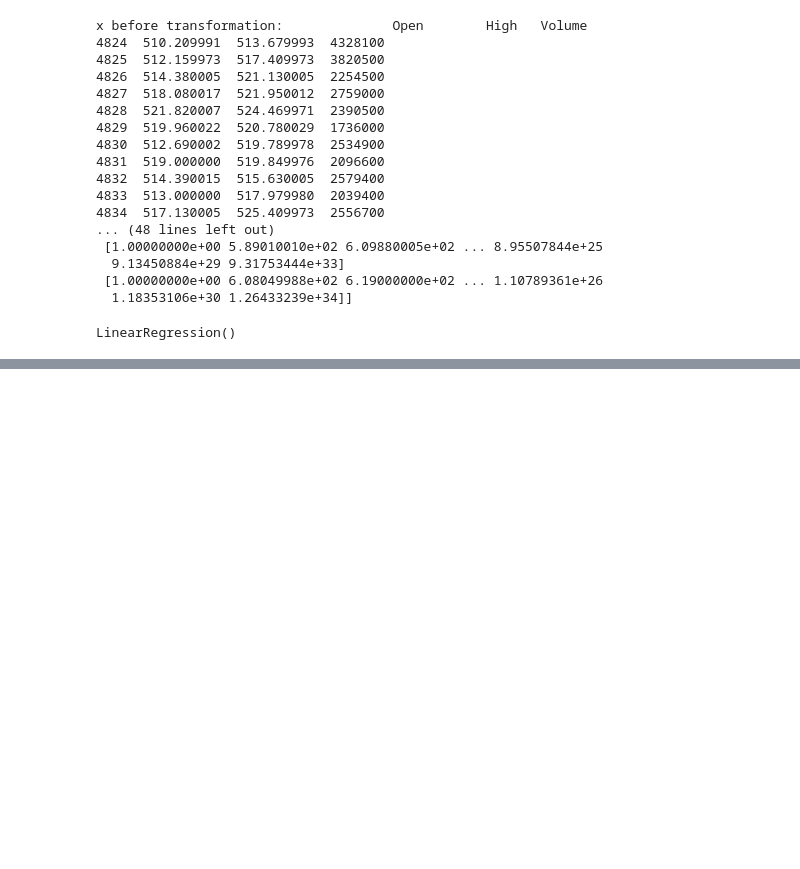
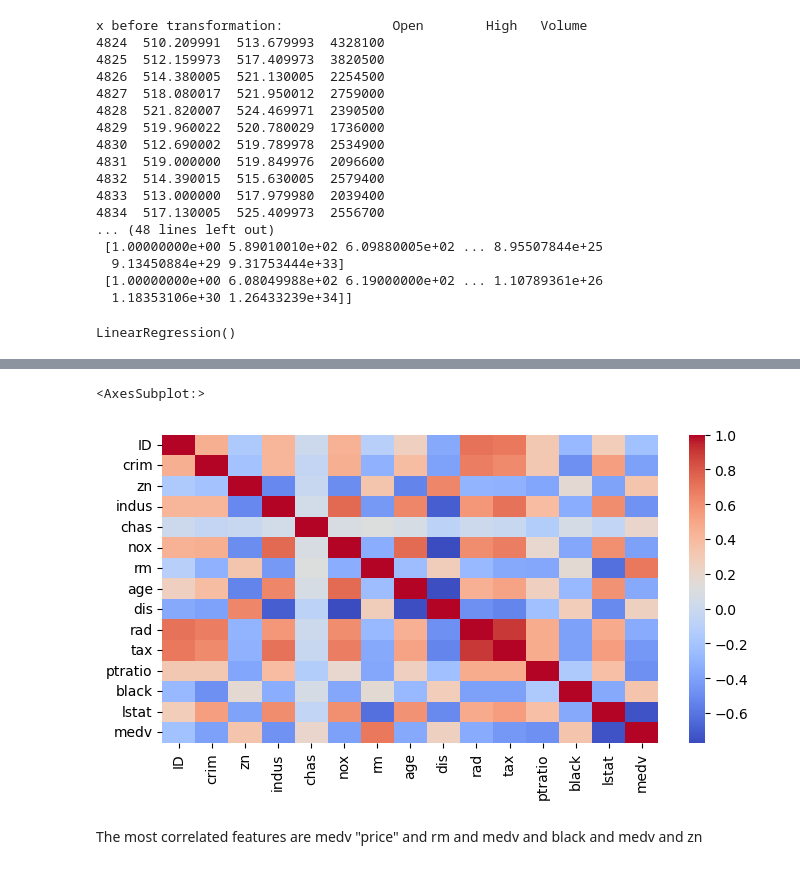
Before and after one commit to Ahmedfetni/workshops, a Jupyter notebook: linear_regression_workshop.ipynb, the cells around one changed output, grey strips where cells are left out. Drawn from its saved outputs; the diff is of its cells as text; code cells hidden in the pictures; blank space fills up the shorter version.

```diff
--- a/linear_regression_workshop.ipynb
+++ b/linear_regression_workshop.ipynb
@@ -272,0 +262,8 @@ Int64Index([0, 1, 2, 3, 4, 5, 6, 7, 8, 9, 10], dtype='int64')
+# %%
+plt.subplots(figsize=(8,4))
+sns.heatmap(np.round(df.corr(),2), cmap = 'coolwarm')
+# %% [output]
+<AxesSubplot:>
+[figure, added]
+# %% [markdown]
+The most correlated features are medv "price" and rm and medv and black and medv and zn
```
Also changed, not shown: parts of 36 cells of this notebook, 11 other files.
